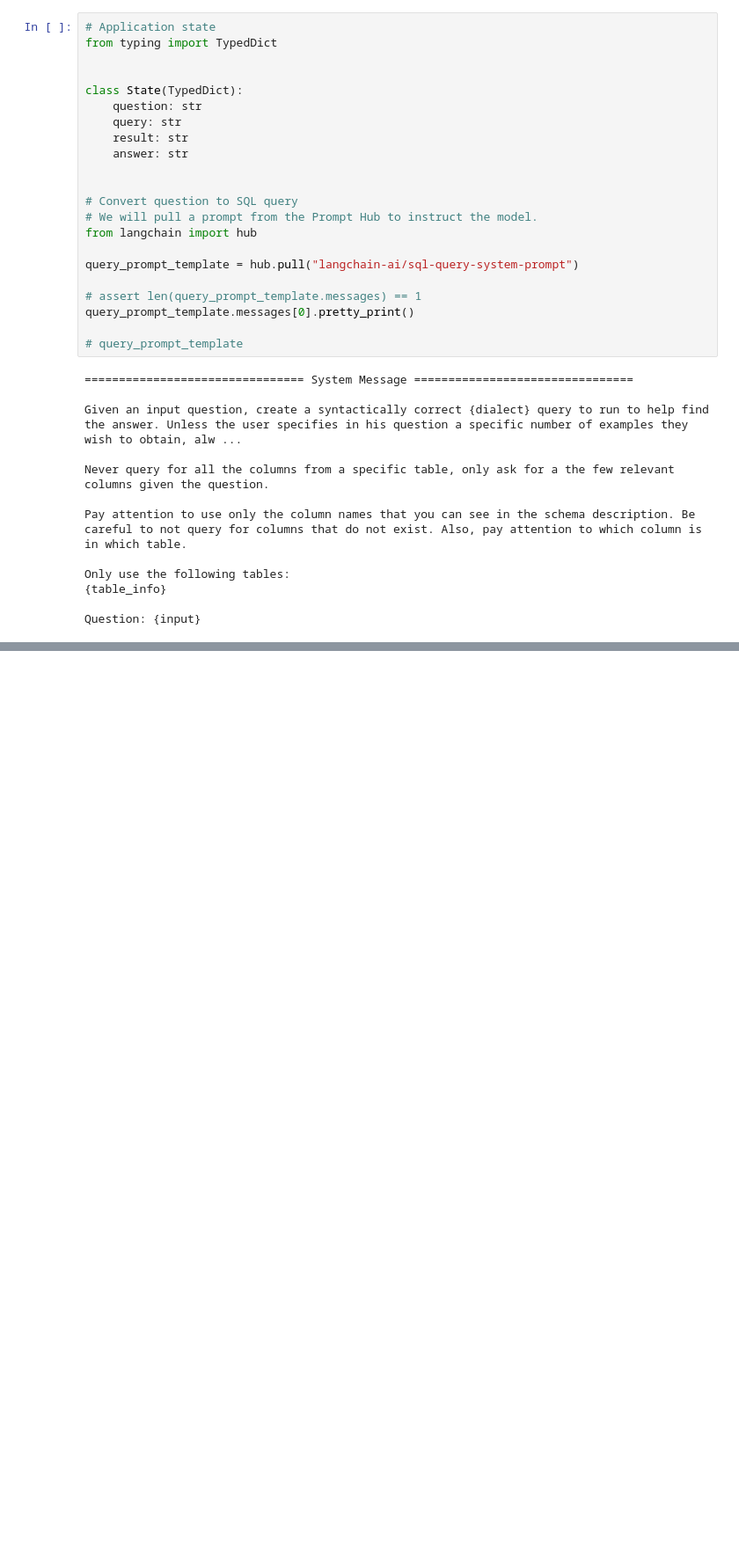
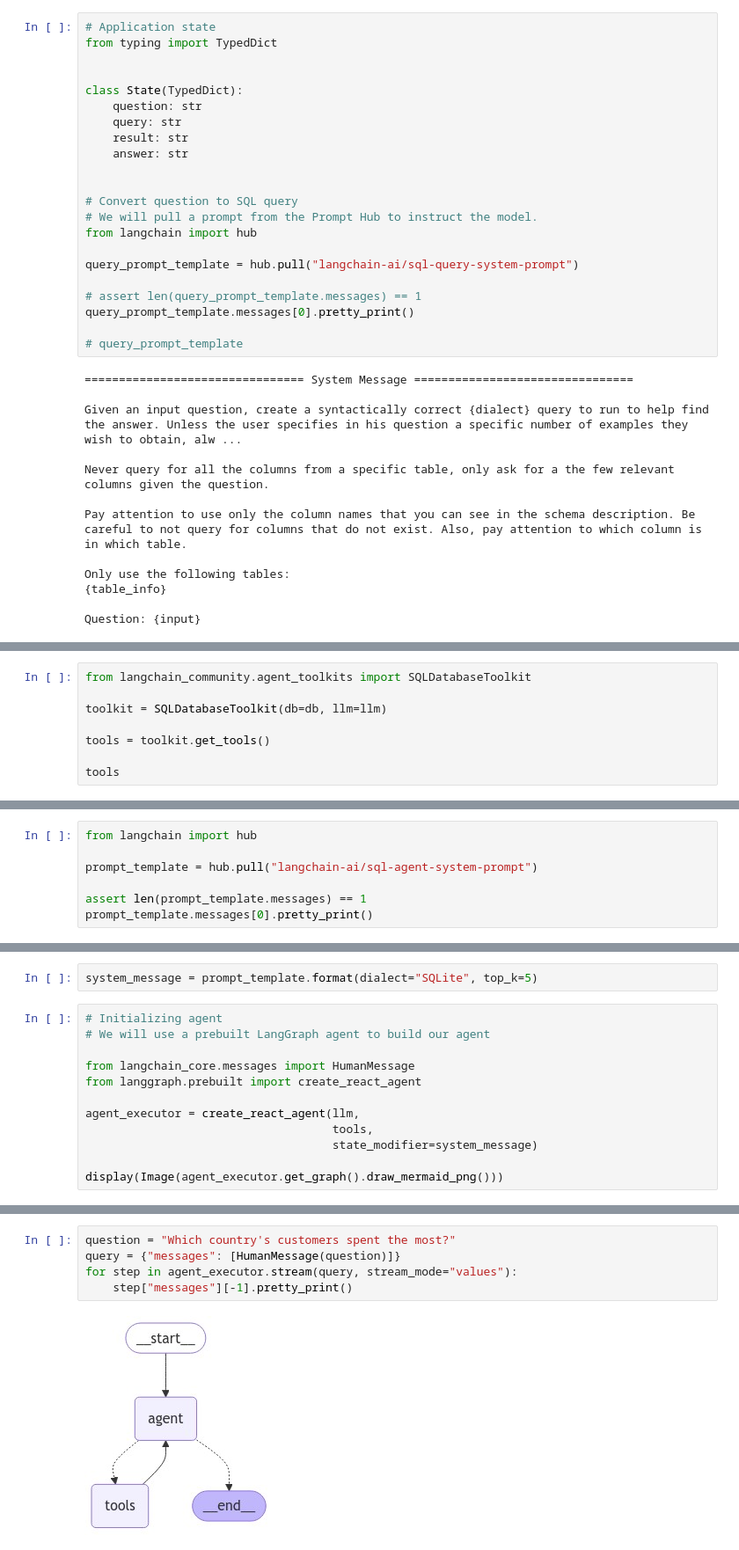
Before and after one commit to parthebhan/LangGraph-and-Ollama, a Jupyter notebook: 06 Text to MySQL Query Chatbot/Text to MySQL Agent.ipynb, the cells around one changed output, grey strips where cells are left out. Shown at 88% size. Saved outputs shown, nothing was run; the diff lists cells and outputs as text; blank space fills up the shorter version.

Commit message:
MySQL Agent

```diff
--- a/06 Text to MySQL Query Chatbot/Text to MySQL Agent.ipynb
+++ b/06 Text to MySQL Query Chatbot/Text to MySQL Agent.ipynb
@@ -113,0 +200,8 @@ RunnableBinding(bound=ChatOllama(model='llama3.2:3b', base_url='http://localhost
+# %%
+from langchain_community.agent_toolkits import SQLDatabaseToolkit
+
+toolkit = SQLDatabaseToolkit(db=db, llm=llm)
+
+tools = toolkit.get_tools()
+
+tools
@@ -113,0 +213,7 @@ RunnableBinding(bound=ChatOllama(model='llama3.2:3b', base_url='http://localhost
+# %%
+from langchain import hub
+
+prompt_template = hub.pull("langchain-ai/sql-agent-system-prompt")
+
+assert len(prompt_template.messages) == 1
+prompt_template.messages[0].pretty_print()
@@ -113,0 +237,14 @@ RunnableBinding(bound=ChatOllama(model='llama3.2:3b', base_url='http://localhost
+# %%
+system_message = prompt_template.format(dialect="SQLite", top_k=5)
+# %%
+# Initializing agent
+# We will use a prebuilt LangGraph agent to build our agent
+
+from langchain_core.messages import HumanMessage
+from langgraph.prebuilt import create_react_agent
+
+agent_executor = create_react_agent(llm,
+                                    tools,
+                                    state_modifier=system_message)
+
+display(Image(agent_executor.get_graph().draw_mermaid_png()))
@@ -113,0 +269,7 @@ RunnableBinding(bound=ChatOllama(model='llama3.2:3b', base_url='http://localhost
+# %%
+question = "Which country's customers spent the most?"
+query = {"messages": [HumanMessage(question)]}
+for step in agent_executor.stream(query, stream_mode="values"):
+    step["messages"][-1].pretty_print()
+# %% [output]
+[figure, added]
```
Also changed, not shown: parts of 13 cells of this notebook.
